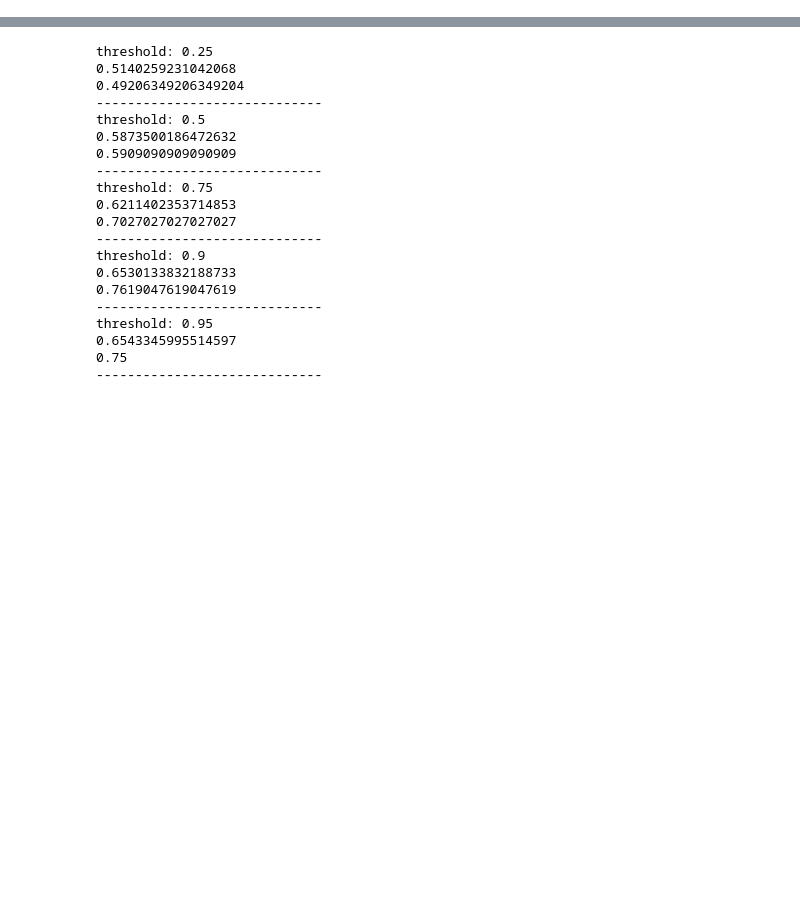
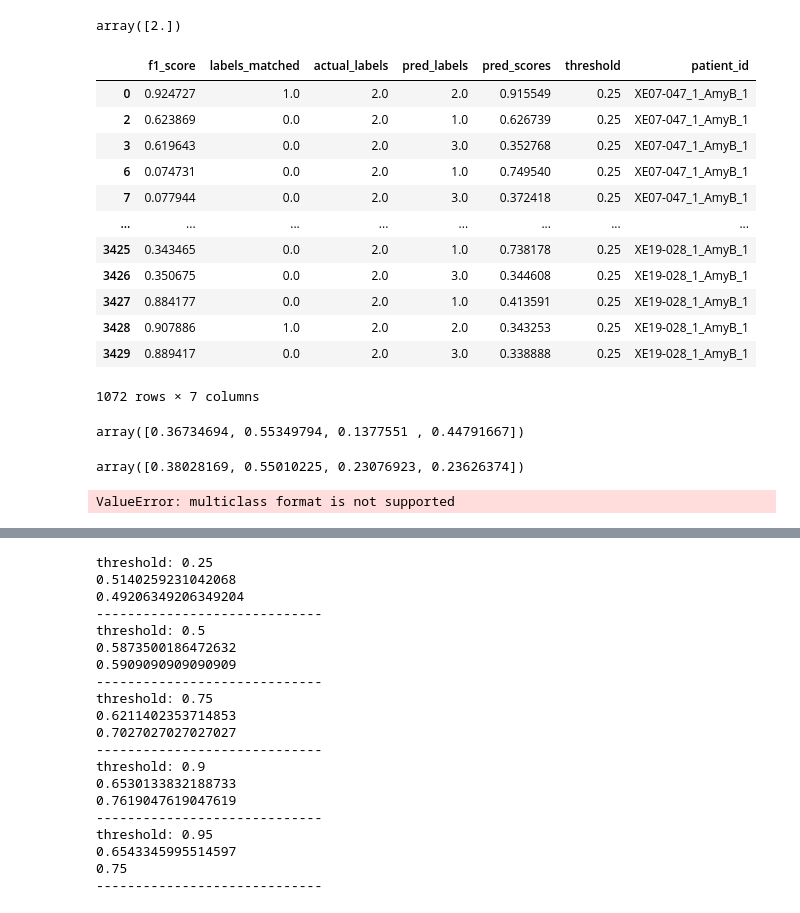
Before and after one commit to finkbeiner-lab/amyb-plaque-detection, a Jupyter notebook: src/models/validation_results.ipynb, the cells around one changed output, grey strips where cells are left out. Cells and saved outputs as stored; diff of their text form; code cells hidden in the pictures; blank space fills up the shorter version.

```diff
--- a/src/models/validation_results.ipynb
+++ b/src/models/validation_results.ipynb
@@ -86,0 +113,10 @@ for t in range(len(test_patient_ids)):
+# %%
+for threshold in [0.25,0.5]:
+    print("------------threshold--------------",threshold)
+    all_patients_val_metrics1 = all_patients_val_metrics[~all_patients_val_metrics["f1_score"].isna()]
+    all_patients_val_metrics2 = all_patients_val_metrics1[all_patients_val_metrics1["threshold"]==threshold]
+    precision, recall,fbeta_score, support = precision_recall_fscore_support(all_patients_val_metrics2["actual_labels"], all_patients_val_metrics2["pred_labels"])
+    print("Precision :",precision)
+    print("recall :",recall)
+    print("support :", support)
+    print(multilabel_confusion_matrix(all_patients_val_metrics2["actual_labels"], all_patients_val_metrics2["pred_labels"], labels = [1.0,2.0,3.0,4.0]))
@@ -86,0 +141,27 @@ for t in range(len(test_patient_ids)):
+# %%
+all_patients_val_metrics1 = all_patients_val_metrics[~all_patients_val_metrics["f1_score"].isna()]
+all_patients_val_metrics2 = all_patients_val_metrics1[all_patients_val_metrics1["threshold"]==0.5]
+
+act_labels = all_patients_val_metrics2["actual_labels"].values
+
+y_test = np.zeros((act_labels.size, act_labels.max()))
+y_test[np.arange(act_labels.size), act_labels] = 1
+
+
+
+
+
+for i in range(n_classes):
+    precision[i], recall[i], _ = precision_recall_curve(y_test[:, i],
+                                                        y_score[:, i])
+    plt.plot(recall[i], precision[i], lw=2, label='class {}'.format(i))
+# %%
+for threshold in [0.25,0.5]:
+    print("------------threshold--------------",threshold)
+    all_patients_val_metrics1 = all_patients_val_metrics[~all_patients_val_metrics["f1_score"].isna()]
+    all_patients_val_metrics2 = all_patients_val_metrics1[all_patients_val_metrics1["threshold"]==threshold]
+    precision, recall,fbeta_score, support = precision_recall_fscore_support(all_patients_val_metrics2["actual_labels"], all_patients_val_metrics2["pred_labels"])
+    print("Precision :",precision)
+    print("recall :",recall)
+    print("support :", support)
+    print(multilabel_confusion_matrix(all_patients_val_metrics2["actual_labels"], all_patients_val_metrics2["pred_labels"], labels = [1.0,2.0,3.0,4.0]))
@@ -86,0 +186,4 @@ for t in range(len(test_patient_ids)):
+# %%
+all_patients_val_metrics2["actual_labels"].unique()
+# %% [output]
+array([2.])
@@ -86,0 +192,16 @@ for t in range(len(test_patient_ids)):
+# %%
+all_patients_val_metrics2
+# %% [output]
+|  | f1_score | labels_matched | actual_labels | pred_labels | pred_scores | threshold | patient_id |
+| 0 | 0.924727 | 1.0 | 2.0 | 2.0 | 0.915549 | 0.25 | XE07-047_1_AmyB_1 |
+| 2 | 0.623869 | 0.0 | 2.0 | 1.0 | 0.626739 | 0.25 | XE07-047_1_AmyB_1 |
+| 3 | 0.619643 | 0.0 | 2.0 | 3.0 | 0.352768 | 0.25 | XE07-047_1_AmyB_1 |
+| 6 | 0.074731 | 0.0 | 2.0 | 1.0 | 0.749540 | 0.25 | XE07-047_1_AmyB_1 |
+| 7 | 0.077944 | 0.0 | 2.0 | 3.0 | 0.372418 | 0.25 | XE07-047_1_AmyB_1 |
+| ... | ... | ... | ... | ... | ... | ... | ... |
+| 3425 | 0.343465 | 0.0 | 2.0 | 1.0 | 0.738178 | 0.25 | XE19-028_1_AmyB_1 |
+| 3426 | 0.350675 | 0.0 | 2.0 | 3.0 | 0.344608 | 0.25 | XE19-028_1_AmyB_1 |
+| 3427 | 0.884177 | 0.0 | 2.0 | 1.0 | 0.413591 | 0.25 | XE19-028_1_AmyB_1 |
+| 3428 | 0.907886 | 1.0 | 2.0 | 2.0 | 0.343253 | 0.25 | XE19-028_1_AmyB_1 |
+| 3429 | 0.889417 | 0.0 | 2.0 | 3.0 | 0.338888 | 0.25 | XE19-028_1_AmyB_1 |
+1072 rows × 7 columns
@@ -87 +212,14 @@ for t in range(len(test_patient_ids)):
+# %%
+precision
+# %% [output]
+array([0.36734694, 0.55349794, 0.1377551 , 0.44791667])
+# %%
+recall
+# %% [output]
+array([0.38028169, 0.55010225, 0.23076923, 0.23626374])
+# %%
+precision, recall, thresholds = precision_recall_curve(
+    all_patients_val_metrics1["actual_labels"], all_patients_val_metrics1["pred_scores"])
+# %% [output]
+ValueError: multiclass format is not supported
 # %%
```
Also changed, not shown: parts of 14 cells of this notebook, 4 other files.
